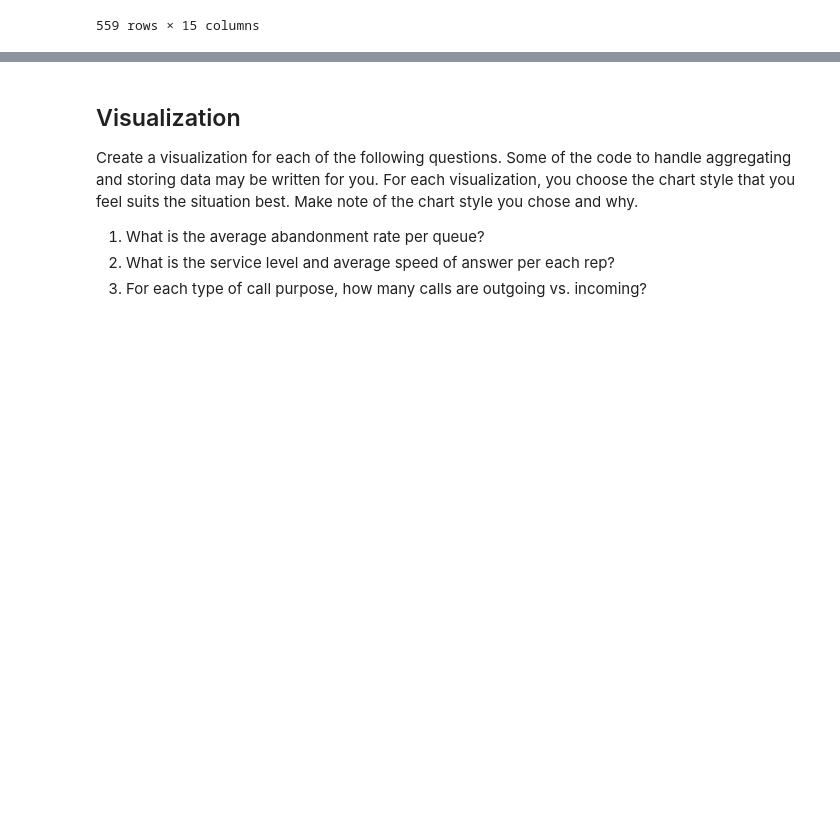
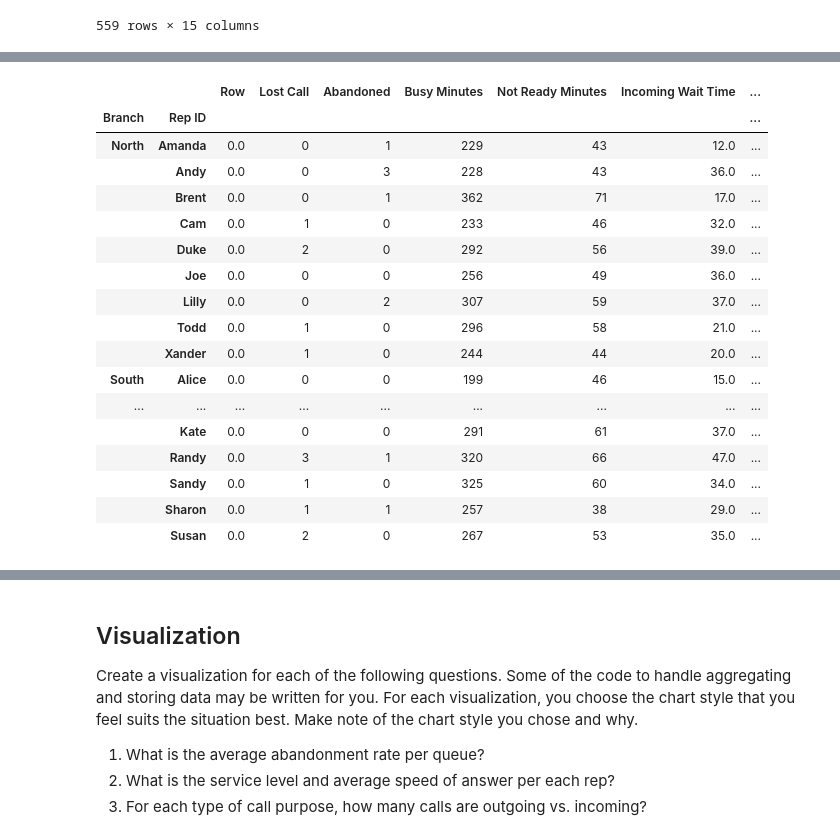
Before and after one commit to LizzCallahan/call-center-cleanup-assignment, a Jupyter notebook: Call Center Cleanup.ipynb, the cells around one changed output, grey strips where cells are left out. Cells and saved outputs as stored; diff of their text form; code cells hidden in the pictures; blank space fills up the shorter version.

```diff
--- a/Call Center Cleanup.ipynb
+++ b/Call Center Cleanup.ipynb
@@ -382,0 +354,22 @@ ValueError: x must be a label or position
+# %%
+Reps = df.groupby(by=["Branch", "Rep ID"]).sum()
+Reps
+# %% [output]
+|  |  | Row | Lost Call | Abandoned | Busy Minutes | Not Ready Minutes | Incoming Wait Time | ... |
+| Branch | Rep ID |  |  |  |  |  |  | ... |
+| North | Amanda | 0.0 | 0 | 1 | 229 | 43 | 12.0 | ... |
+|  | Andy | 0.0 | 0 | 3 | 228 | 43 | 36.0 | ... |
+|  | Brent | 0.0 | 0 | 1 | 362 | 71 | 17.0 | ... |
+|  | Cam | 0.0 | 1 | 0 | 233 | 46 | 32.0 | ... |
+|  | Duke | 0.0 | 2 | 0 | 292 | 56 | 39.0 | ... |
+|  | Joe | 0.0 | 0 | 0 | 256 | 49 | 36.0 | ... |
+|  | Lilly | 0.0 | 0 | 2 | 307 | 59 | 37.0 | ... |
+|  | Todd | 0.0 | 1 | 0 | 296 | 58 | 21.0 | ... |
+|  | Xander | 0.0 | 1 | 0 | 244 | 44 | 20.0 | ... |
+| South | Alice | 0.0 | 0 | 0 | 199 | 46 | 15.0 | ... |
+| ... | ... | ... | ... | ... | ... | ... | ... | ... |
+|  | Kate | 0.0 | 0 | 0 | 291 | 61 | 37.0 | ... |
+|  | Randy | 0.0 | 3 | 1 | 320 | 66 | 47.0 | ... |
+|  | Sandy | 0.0 | 1 | 0 | 325 | 60 | 34.0 | ... |
+|  | Sharon | 0.0 | 1 | 1 | 257 | 38 | 29.0 | ... |
+|  | Susan | 0.0 | 2 | 0 | 267 | 53 | 35.0 | ... |
```
Also changed, not shown: parts of 14 cells of this notebook.
